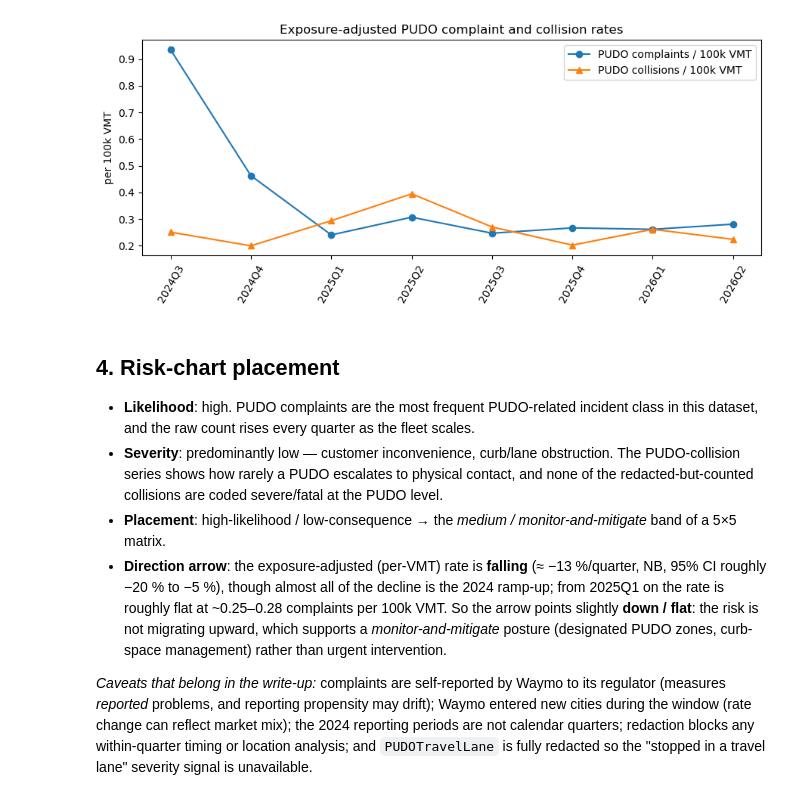
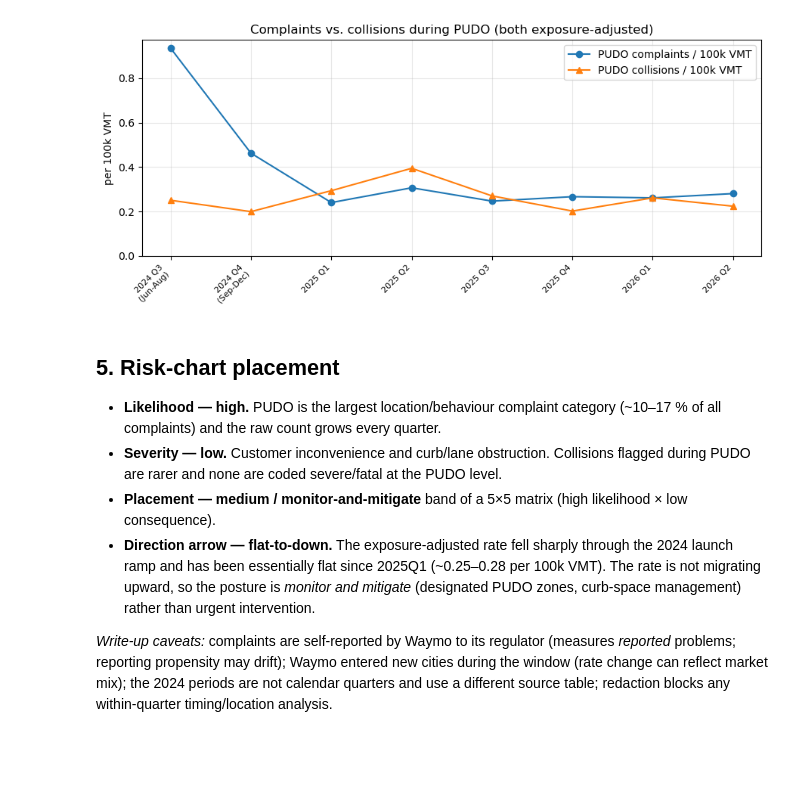
Before and after one commit to jonathanwilsonami/curbrisk-av, a Jupyter notebook: pudo-pipeline/notebooks/pudo_analysis.ipynb, the cells around one changed output. Saved outputs shown, nothing was run; the diff lists cells and outputs as text; code cells hidden in the pictures; blank space fills up the shorter version.

```diff
--- a/pudo-pipeline/notebooks/pudo_analysis.ipynb
+++ b/pudo-pipeline/notebooks/pudo_analysis.ipynb
@@ -221,39 +450,33 @@ is the severity signal for the risk chart.
 # %%
+# supporting severity view: PUDO collisions vs complaints, both exposure-adjusted
 fig, ax = plt.subplots(figsize=(9, 4))
-ax.plot(labels, s["pudo_per_100k_vmt"], marker="o", label="PUDO complaints / 100k VMT")
-ax.plot(labels, s["pudo_collisions"] / s["vmt"] * 1e5, marker="^",
+ax.plot(s["t"], s["pudo_per_100k_vmt"], marker="o", label="PUDO complaints / 100k VMT")
+ax.plot(s["t"], s["pudo_collisions"] / s["vmt_total"] * 1e5, marker="^",
         label="PUDO collisions / 100k VMT")
-ax.tick_params(axis="x", rotation=60)
-ax.set_ylabel("per 100k VMT")
-ax.set_title("Exposure-adjusted PUDO complaint and collision rates")
-ax.legend()
-plt.tight_layout()
-plt.show()
+ax.set_xticks(s["t"]); ax.set_xticklabels(labels, rotation=45, ha="right", fontsize=8)
+ax.set_ylabel("per 100k VMT"); ax.set_ylim(0)
+ax.set_title("Complaints vs. collisions during PUDO (both exposure-adjusted)")
+ax.legend(); ax.grid(alpha=0.3)
+plt.tight_layout(); plt.show()
 # %% [output]
-[figure, old version]
+[figure, new version]
 # %% [markdown]
-## 4. Risk-chart placement
+## 5. Risk-chart placement
 
-- **Likelihood**: high. PUDO complaints are the most frequent PUDO-related
-  incident class in this dataset, and the raw count rises every quarter as the
-  fleet scales.
-- **Severity**: predominantly low — customer inconvenience, curb/lane
-  obstruction. The PUDO-collision series shows how rarely a PUDO escalates to
-  physical contact, and none of the redacted-but-counted collisions are coded
-  severe/fatal at the PUDO level.
-- **Placement**: high-likelihood / low-consequence → the *medium /
-  monitor-and-mitigate* band of a 5×5 matrix.
-- **Direction arrow**: the exposure-adjusted (per-VMT) rate is **falling**
-  (≈ −13 %/quarter, NB, 95% CI roughly −20 % to −5 %), though almost all of the
-  decline is the 2024 ramp-up; from 2025Q1 on the rate is roughly flat at
-  ~0.25–0.28 complaints per 100k VMT. So the arrow points slightly **down / flat**:
-  the risk is not migrating upward, which supports a *monitor-and-mitigate*
-  posture (designated PUDO zones, curb-space management) rather than urgent
-  intervention.
+- **Likelihood — high.** PUDO is the largest location/behaviour complaint
+  category (~10–17 % of all complaints) and the raw count grows every quarter.
+- **Severity — low.** Customer inconvenience and curb/lane obstruction. Collisions
+  flagged during PUDO are rarer and none are coded severe/fatal at the PUDO level.
+- **Placement — medium / monitor-and-mitigate** band of a 5×5 matrix
+  (high likelihood × low consequence).
+- **Direction arrow — flat-to-down.** The exposure-adjusted rate fell sharply
+  through the 2024 launch ramp and has been essentially flat since 2025Q1
+  (~0.25–0.28 per 100k VMT). The rate is not migrating upward, so the posture is
+  *monitor and mitigate* (designated PUDO zones, curb-space management) rather
+  than urgent intervention.
 
-*Caveats that belong in the write-up:* complaints are self-reported by Waymo to
-its regulator (measures *reported* problems, and reporting propensity may drift);
-Waymo entered new cities during the window (rate change can reflect market mix);
-the 2024 reporting periods are not calendar quarters; redaction blocks any
-within-quarter timing or location analysis; and `PUDOTravelLane` is fully
-redacted so the "stopped in a travel lane" severity signal is unavailable.
+*Write-up caveats:* complaints are self-reported by Waymo to its regulator
+(measures *reported* problems; reporting propensity may drift); Waymo entered new
+cities during the window (rate change can reflect market mix); the 2024 periods
+are not calendar quarters and use a different source table; redaction blocks any
+within-quarter timing/location analysis.
```
Also changed, not shown: parts of 31 cells of this notebook, 6 other files.
